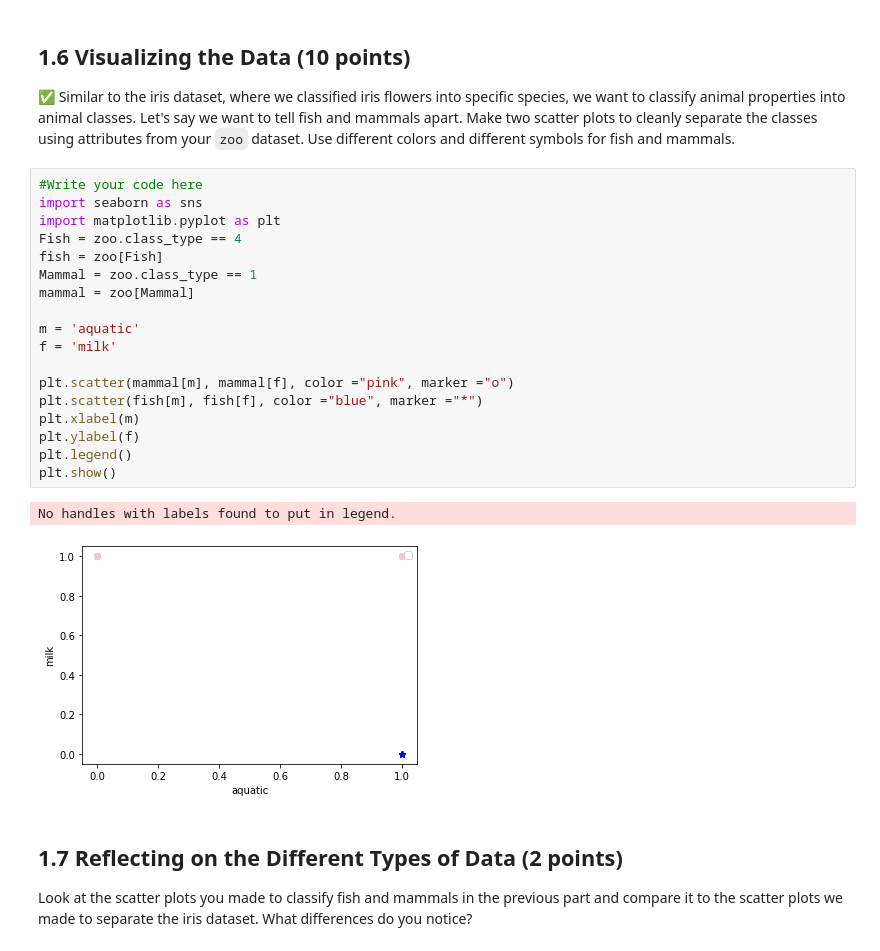
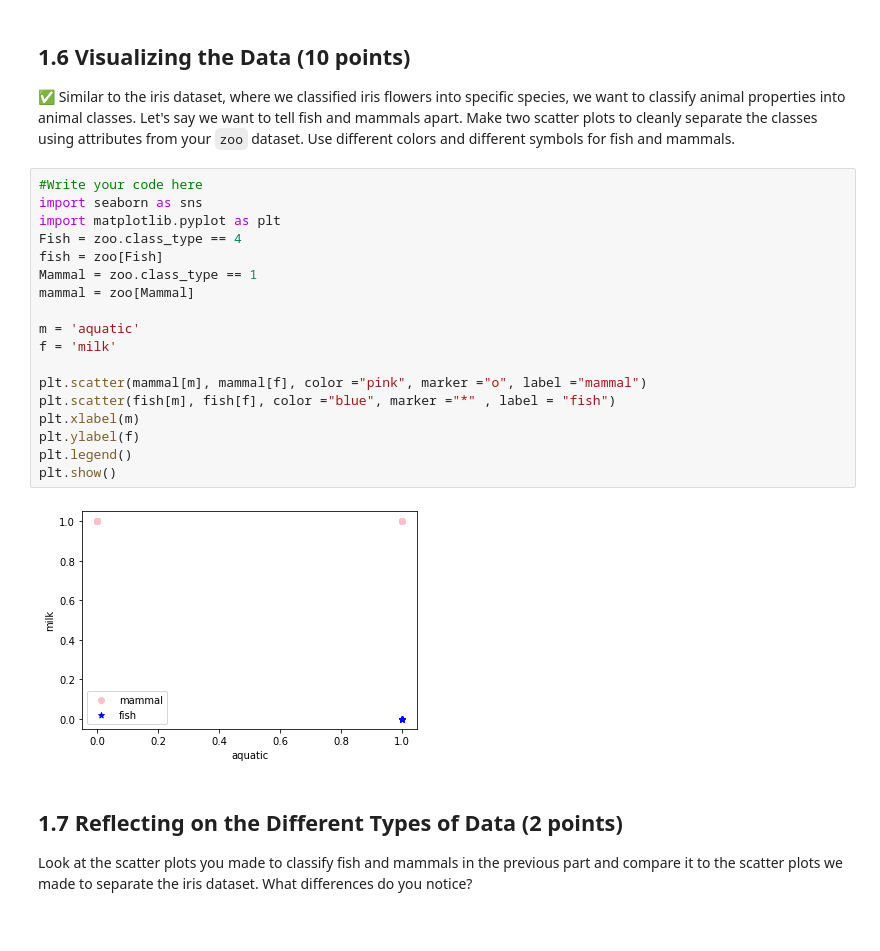
Before and after one commit to ravind20/CMSE202-s23-turnin, a Jupyter notebook: HW-02_PandasAndObjects-STUDENT.ipynb, the cells around one changed output. Cells and saved outputs as stored; diff of their text form.

```diff
--- a/HW-02_PandasAndObjects-STUDENT.ipynb
+++ b/HW-02_PandasAndObjects-STUDENT.ipynb
@@ -99,24 +99,23 @@ Look back in the PCA/ICA and see how we used `groupby` to find the number of Iri
 # %%
 #Write your code here
 import seaborn as sns
 import matplotlib.pyplot as plt
 Fish = zoo.class_type == 4
 fish = zoo[Fish]
 Mammal = zoo.class_type == 1
 mammal = zoo[Mammal]
 
 m = 'aquatic'
 f = 'milk'
 
-plt.scatter(mammal[m], mammal[f], color ="pink", marker ="o")
-plt.scatter(fish[m], fish[f], color ="blue", marker ="*")
+plt.scatter(mammal[m], mammal[f], color ="pink", marker ="o", label ="mammal")
+plt.scatter(fish[m], fish[f], color ="blue", marker ="*" , label = "fish")
 plt.xlabel(m)
 plt.ylabel(f)
 plt.legend()
 plt.show()
 # %% [output]
-No handles with labels found to put in legend.
-[figure, old version]
+[figure, new version]
 # %% [markdown]
 ## 1.7 Reflecting on the Different Types of Data (2 points)
 
```
Also changed, not shown: parts of 6 cells of this notebook.
